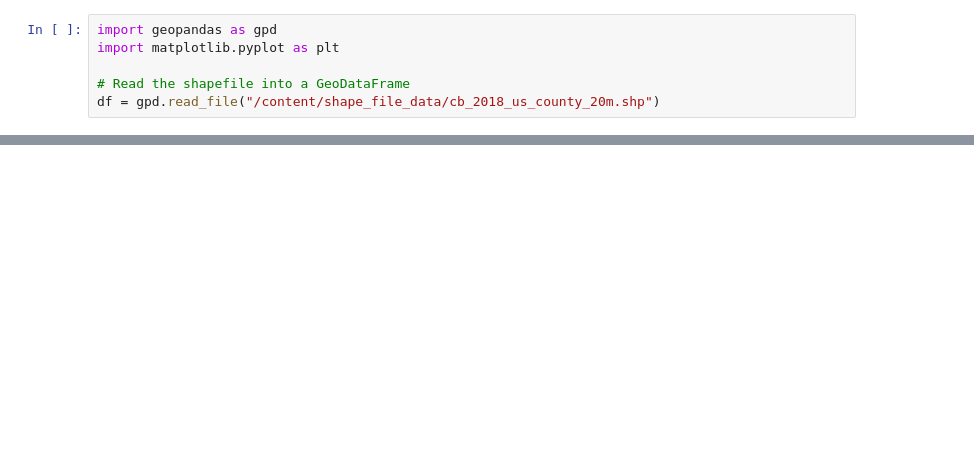
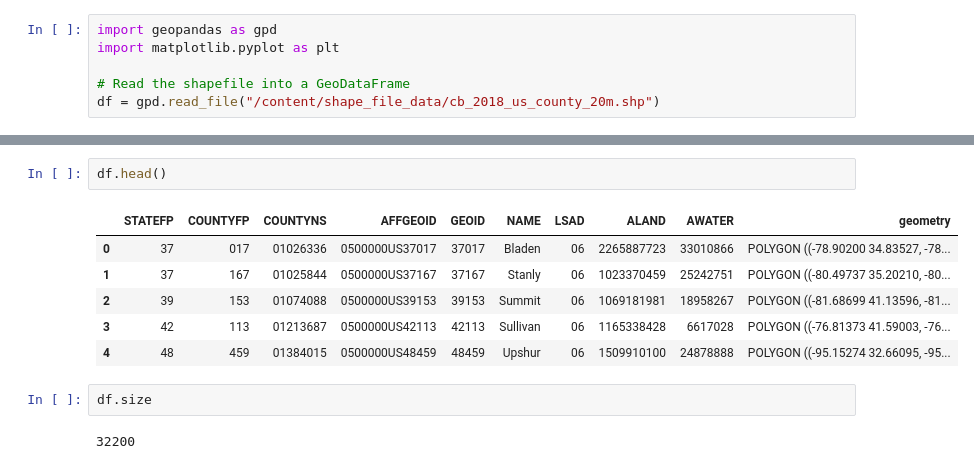
Before and after one commit to Chuka-J-Uzo/Urban_Maps_Analysis, a Jupyter notebook: Urban_Maps_Analysis.ipynb, the cells around one changed output, grey strips where cells are left out. Drawn from its saved outputs; the diff is of its cells as text; blank space fills up the shorter version.

```diff
--- a/Urban_Maps_Analysis.ipynb
+++ b/Urban_Maps_Analysis.ipynb
@@ -25,0 +26,13 @@ plt.show()
+# %%
+df.head()
+# %% [output]
+|  | STATEFP | COUNTYFP | COUNTYNS | AFFGEOID | GEOID | NAME | LSAD | ALAND | AWATER | geometry |
+| 0 | 37 | 017 | 01026336 | 0500000US37017 | 37017 | Bladen | 06 | 2265887723 | 33010866 | POLYGON ((-78.90200 34.83527, -78... |
+| 1 | 37 | 167 | 01025844 | 0500000US37167 | 37167 | Stanly | 06 | 1023370459 | 25242751 | POLYGON ((-80.49737 35.20210, -80... |
+| 2 | 39 | 153 | 01074088 | 0500000US39153 | 39153 | Summit | 06 | 1069181981 | 18958267 | POLYGON ((-81.68699 41.13596, -81... |
+| 3 | 42 | 113 | 01213687 | 0500000US42113 | 42113 | Sullivan | 06 | 1165338428 | 6617028 | POLYGON ((-76.81373 41.59003, -76... |
+| 4 | 48 | 459 | 01384015 | 0500000US48459 | 48459 | Upshur | 06 | 1509910100 | 24878888 | POLYGON ((-95.15274 32.66095, -95... |
+# %%
+df.size
+# %% [output]
+32200
```
Also changed, not shown: parts of 1 cell of this notebook.
